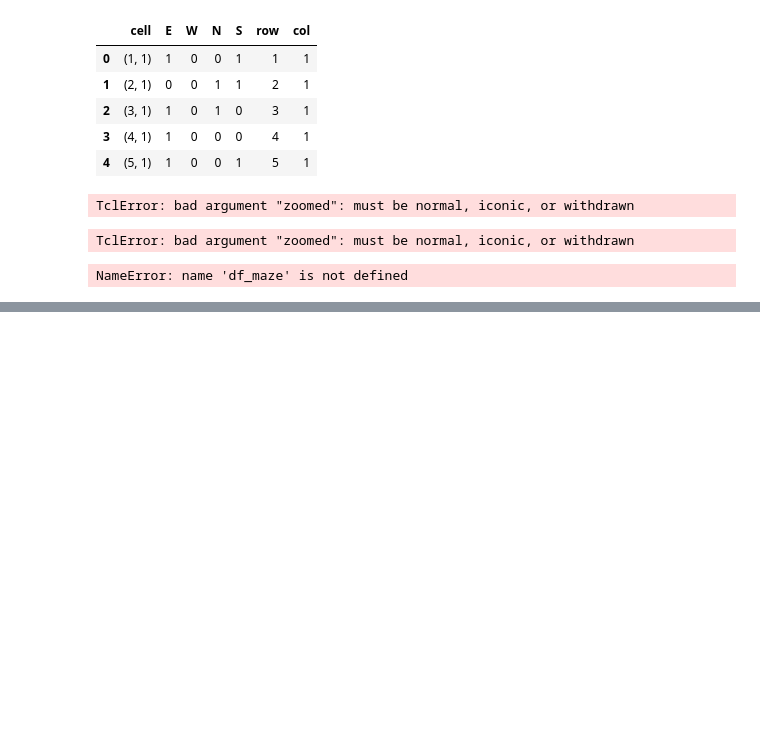
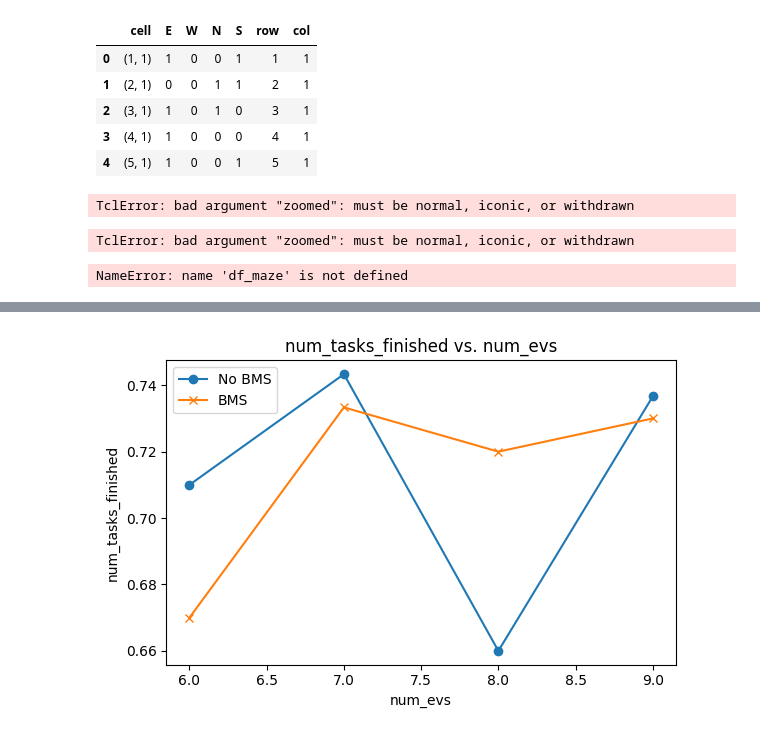
Before and after one commit to smoke275/DroneSim, a Jupyter notebook: eda.ipynb, the cells around one changed output, grey strips where cells are left out. Cells and saved outputs as stored; diff of their text form; code cells hidden in the pictures; blank space fills up the shorter version.

```diff
--- a/eda.ipynb
+++ b/eda.ipynb
@@ -216,0 +221,46 @@ for param in param_list:
+# %%
+import pandas as pd
+import matplotlib.pyplot as plt
+
+# 1. Load your data
+df = pd.read_csv("/home/shinobi-owl/PhD/battery/DroneSim/runs/scenario_1/results_3.csv")
+
+df = df[df['ev_range']==500]
+# (Optional) Compute an 'energy' column if you also want to plot energy consumption.
+df['energy'] = df['ev_distance'] + 0.1*df['drone_distance']
+
+# 2. Define the parameters to plot on the x-axis and the metrics (y-axis).
+#    Here we choose three parameters and two metrics, yielding six plots total.
+param_list = ['num_evs', ]
+metric_list = ['num_tasks_finished']
+
+# 3. Loop over each parameter–metric pair to produce a separate plot
+for param in param_list:
+    for metric in metric_list:
+        # Group the DataFrame by 'bms' and the chosen parameter, and take the average of the selected metric
+        grouped = df.groupby(['bms', param], as_index=False)[metric].mean()
+
+        # Split into No BMS (0) and BMS (1)
+        df_no_bms = grouped[grouped['bms'] == 0]
+        df_yes_bms = grouped[grouped['bms'] == 1]
+
+        # 4. Create a figure for each plot
+        plt.figure(figsize=(6,4))
+
+        # Plot No BMS line
+        plt.plot(df_no_bms[param], df_no_bms[metric], marker='o', label='No BMS')
+
+        # Plot BMS line
+        plt.plot(df_yes_bms[param], df_yes_bms[metric], marker='x', label='BMS')
+
+        # 5. Label the axes and add a title/legend
+        plt.xlabel(param)
+        plt.ylabel(metric)
+        plt.title(f'{metric} vs. {param}')
+        plt.legend()
+        plt.tight_layout()
+
+        # 6. Show the plot (or save to file)
+        plt.show()
+# %% [output]
+[figure, added]
```
Also changed, not shown: parts of 4 cells of this notebook, 6 other files.
